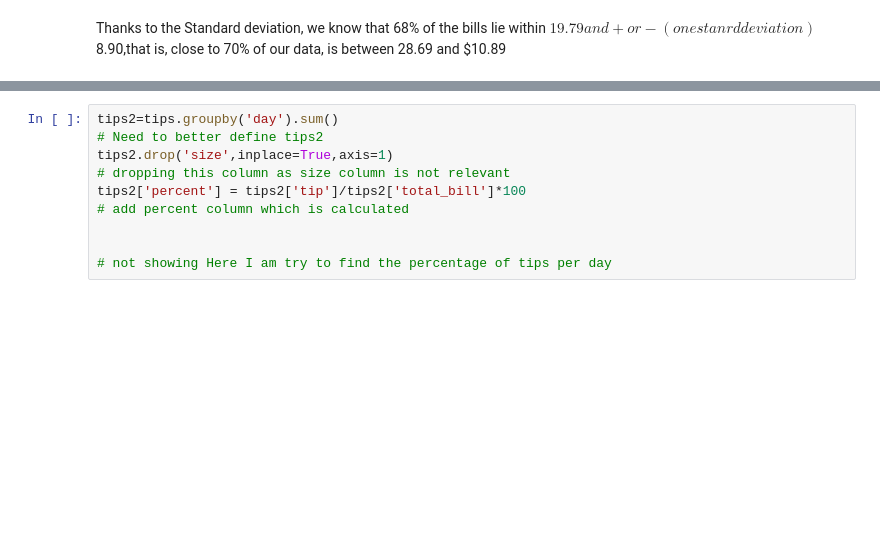
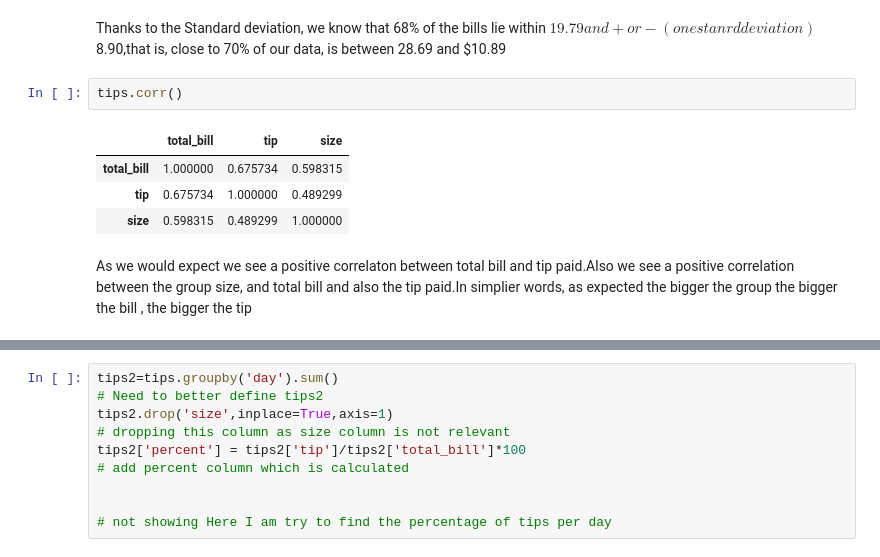
Before and after one commit to CQuinlan1/Projecttips, a Jupyter notebook: Tips dataset workings.ipynb, the cells around one changed output, grey strips where cells are left out. Saved outputs shown, nothing was run; the diff lists cells and outputs as text; blank space fills up the shorter version.

```diff
--- a/Tips dataset workings.ipynb
+++ b/Tips dataset workings.ipynb
@@ -48,5 +50,14 @@ From the description details above  we can see the mean Std and IQR. These summa
 The average bill was  19.79 dollars and the average tip was  3 dollars .
 # %% [markdown]
 Thanks to the Standard deviation, we know that 68% of the bills lie within $19.79 and + or - (one stanrd deviation ) $8.90,that is, close to 70% of our data, is between 28.69 and $10.89
+# %%
+tips.corr()
+# %% [output]
+|  | total_bill | tip | size |
+| total_bill | 1.000000 | 0.675734 | 0.598315 |
+| tip | 0.675734 | 1.000000 | 0.489299 |
+| size | 0.598315 | 0.489299 | 1.000000 |
+# %% [markdown]
+As we would expect we see a positive correlaton between total bill and tip paid.Also we see a positive correlation between the group size, and total bill and also the tip paid.In simplier words, as expected the bigger the group the bigger the bill , the bigger the tip
 # %%
 tips.groupby('day').count()
```
Also changed, not shown: parts of 42 cells of this notebook, 2 other files.
